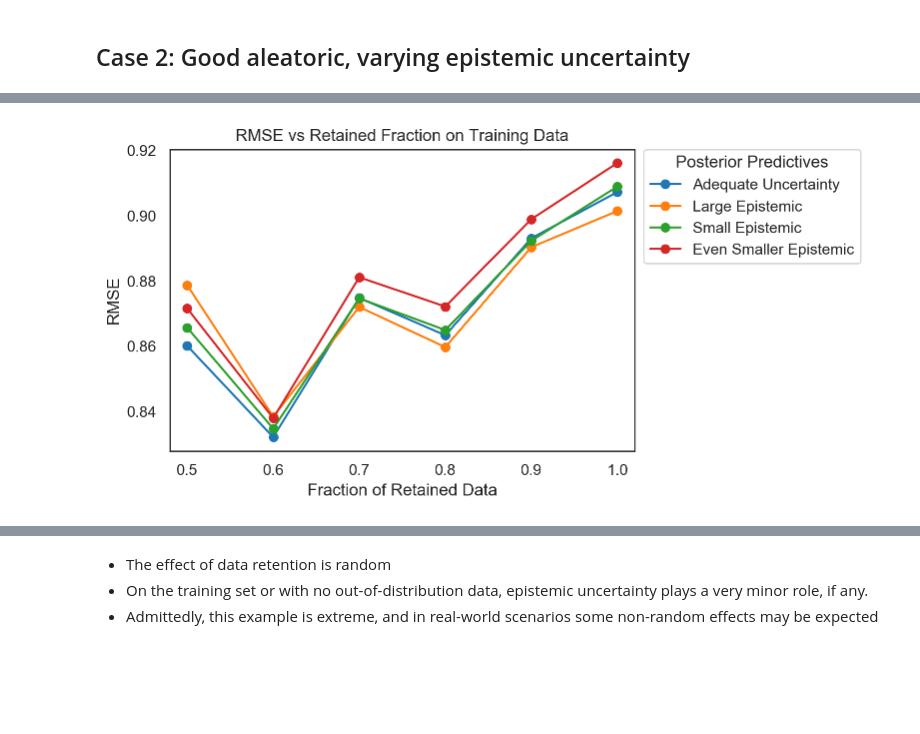
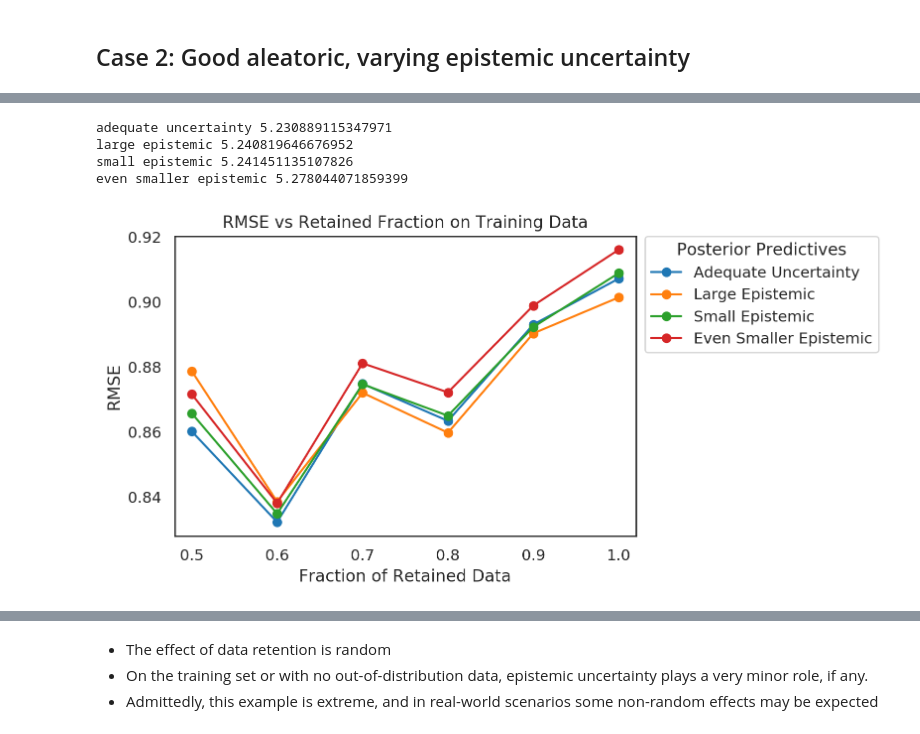
Before and after one commit to dvukolov/calibration-research, a Jupyter notebook: code/retained-rmse.ipynb, the cells around one changed output, grey strips where cells are left out. Cells and saved outputs as stored; diff of their text form; code cells hidden in the pictures; blank space fills up the shorter version.

Commit message:
Additional Metrics

```diff
--- a/code/retained-rmse.ipynb
+++ b/code/retained-rmse.ipynb
@@ -101,6 +101,11 @@ models = [
     "homoscedastic biased",
     "any unbiased",
 ]
+
+pseudo_area = []
+
 for model in models:
-    plot_rmse(ppc_func=ppc[model], df=df, label=model)
+    metric = plot_rmse(ppc_func=ppc[model], df=df, label=model)
+    pseudo_area.append(metric)
+    print(model, metric)
 # %% [output]
@@ -118,0 +131,7 @@ for model in models:
+# %%
+weighted_rmse_metric = []
+
+for model in models:
+    metric = calc_rmse_weighted(ppc_func=ppc[model], df=df)
+    weighted_rmse_metric.append(metric)
+    print(model, metric)
@@ -118,0 +146,7 @@ for model in models:
+# %%
+std_correlation = []
+
+for model in models:
+    metric = calc_corr_metric(ppc_func=ppc[model], df=df)
+    std_correlation.append(metric)
+    print(model, metric)
@@ -173,7 +231,15 @@ plot_posterior_predictive(ppc["even smaller epistemic"], df, title="Even Smaller
 # %%
 models = ["adequate uncertainty", "large epistemic", "small epistemic", "even smaller epistemic"]
 
+pseudo_area = []
+
 for model in models:
-    plot_rmse(ppc_func=ppc[model], df=df, label=model, title="RMSE vs Retained Fraction on Training Data")
+    metric = plot_rmse(ppc_func=ppc[model], df=df, label=model, title="RMSE vs Retained Fraction on Training Data")
+    pseudo_area.append(metric)
+    print(model, metric)
 # %% [output]
+adequate uncertainty 5.230889115347971
+large epistemic 5.240819646676952
+small epistemic 5.241451135107826
+even smaller epistemic 5.278044071859399
-[figure, old version]
+[figure, new version]
```
Also changed, not shown: parts of 30 cells of this notebook, 3 other files.
